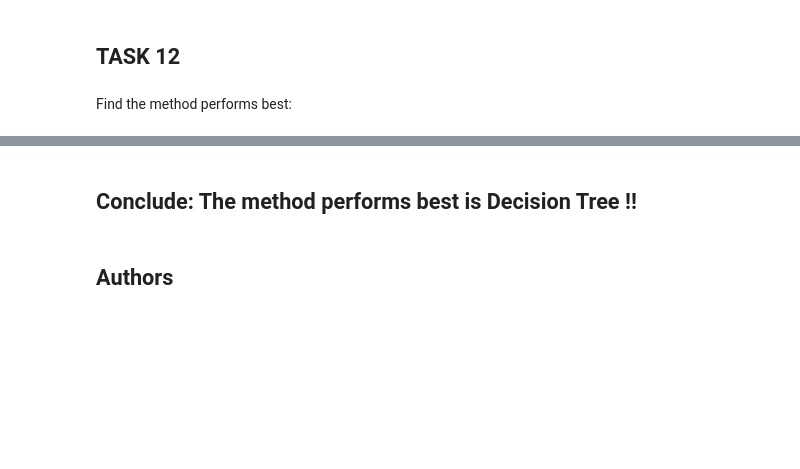
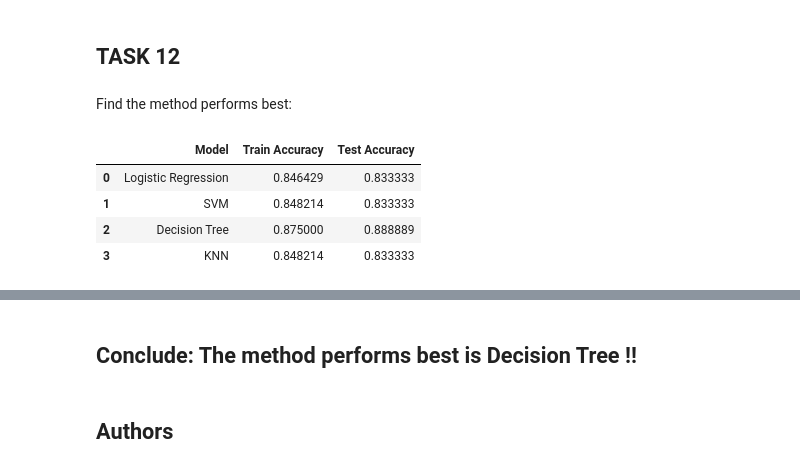
Before and after one commit to namthanh298/IBM-Applied-Data-Science-Capstone-Project, a Jupyter notebook: SpaceX Machine Learning Model.ipynb, the cells around one changed output, grey strips where cells are left out. Drawn from its saved outputs; the diff is of its cells as text; code cells hidden in the pictures; blank space fills up the shorter version.

```diff
--- a/SpaceX Machine Learning Model.ipynb
+++ b/SpaceX Machine Learning Model.ipynb
@@ -256,6 +260,7 @@ tree = DecisionTreeClassifier()
 tree_cv = GridSearchCV(tree, parameters, cv=10, refit=True, verbose=3)
 tree_cv.fit(X_train, Y_train)
 # %%
-print("tuned hpyerparameters :(best parameters) ",tree_cv.best_params_)
+print("tuned hyperparameters :(best parameters) ",tree_cv.best_params_)
 print("accuracy :",tree_cv.best_score_)
+train_acc_tree = tree_cv.best_score_
 # %% [output]
@@ -314,3 +322,16 @@ plot_confusion_matrix(Y_test,yhat)
 ## TASK  12
 # %% [markdown]
 Find the method performs best:
+# %%
+results = {}
+results['Model'] = ['Logistic Regression', 'SVM', 'Decision Tree', 'KNN']
+results['Train Accuracy'] = [train_acc_logreg, train_acc_svm, train_acc_tree, train_acc_knn]
+results['Test Accuracy'] = [test_acc_logreg, test_acc_svm, test_acc_tree, test_acc_knn]
+result_df = pd.DataFrame(results)
+result_df
+# %% [output]
+|  | Model | Train Accuracy | Test Accuracy |
+| 0 | Logistic Regression | 0.846429 | 0.833333 |
+| 1 | SVM | 0.848214 | 0.833333 |
+| 2 | Decision Tree | 0.875000 | 0.888889 |
+| 3 | KNN | 0.848214 | 0.833333 |
```
Also changed, not shown: parts of 12 cells of this notebook.
